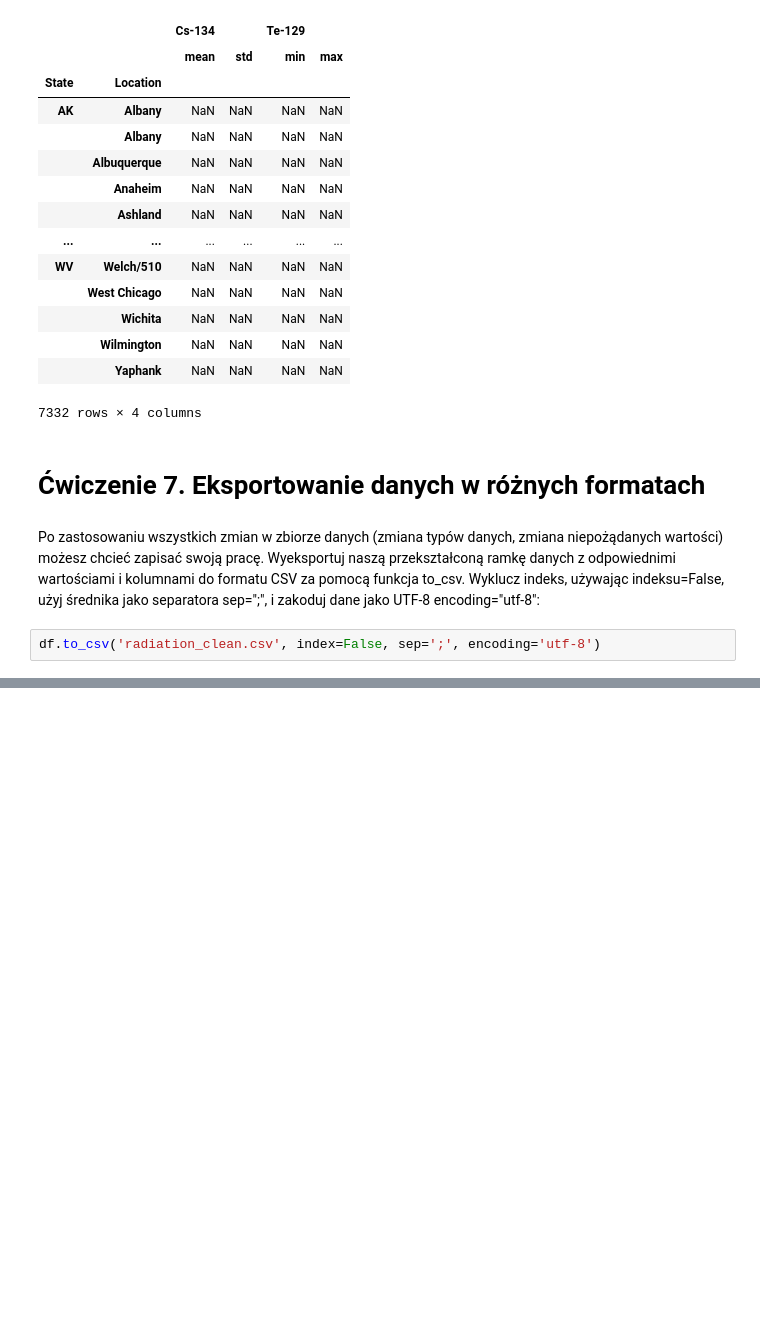
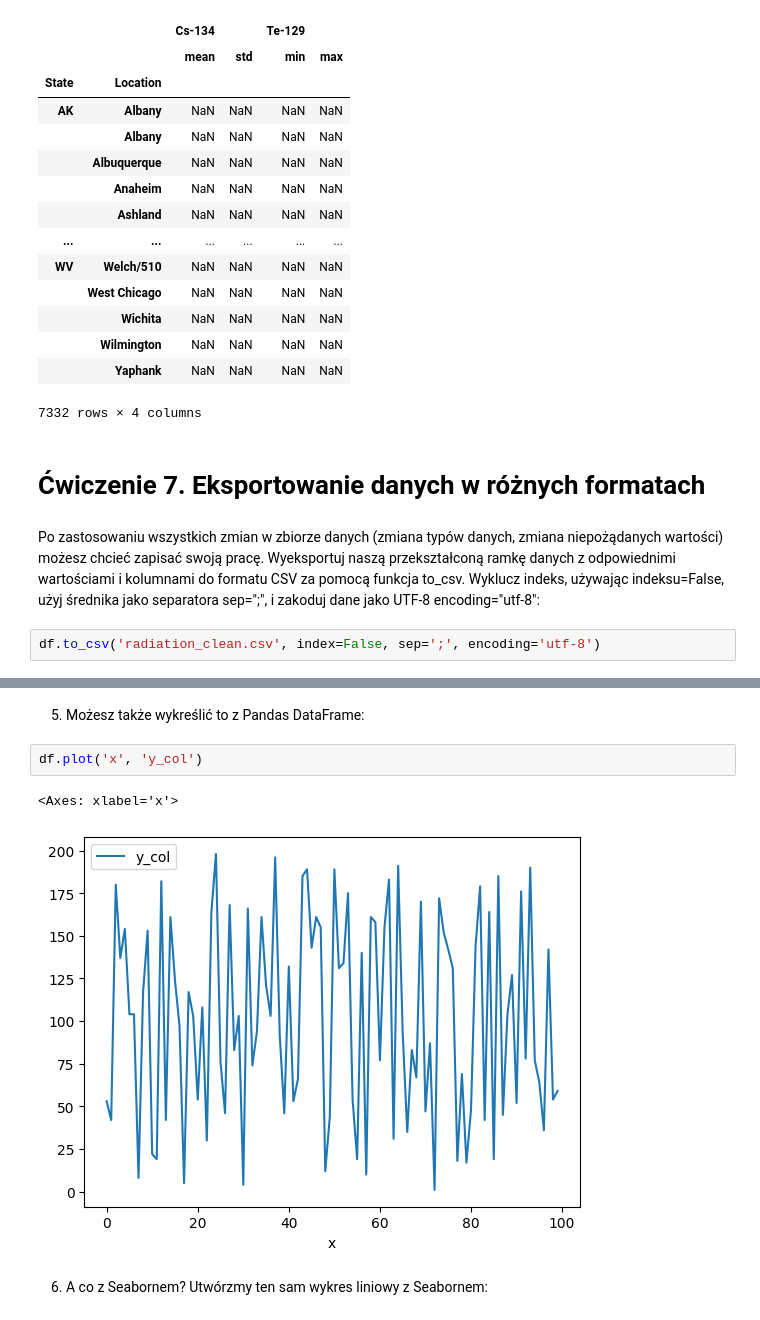
Before and after one commit to sendecka/DataCamp---Data-Scientist-with-Python, a Jupyter notebook: 09 Analiza dużych zbiorów danych I/Ćwiczenia/Exercise.ipynb, the cells around one changed output, grey strips where cells are left out. Cells and saved outputs as stored; diff of their text form; blank space fills up the shorter version.

```diff
--- a/09 Analiza dużych zbiorów danych I/Ćwiczenia/Exercise.ipynb
+++ b/09 Analiza dużych zbiorów danych I/Ćwiczenia/Exercise.ipynb
@@ -571,0 +638,9 @@ df.to_csv('radiation_clean.csv', index=False, sep=';', encoding='utf-8')
+# %% [markdown]
+5. Możesz także wykreślić to z Pandas DataFrame:
+# %%
+df.plot('x', 'y_col')
+# %% [output]
+<Axes: xlabel='x'>
+[figure, added]
+# %% [markdown]
+6. A co z Seabornem? Utwórzmy ten sam wykres liniowy z Seabornem:
```
Also changed, not shown: parts of 25 cells of this notebook, 1 other file.
